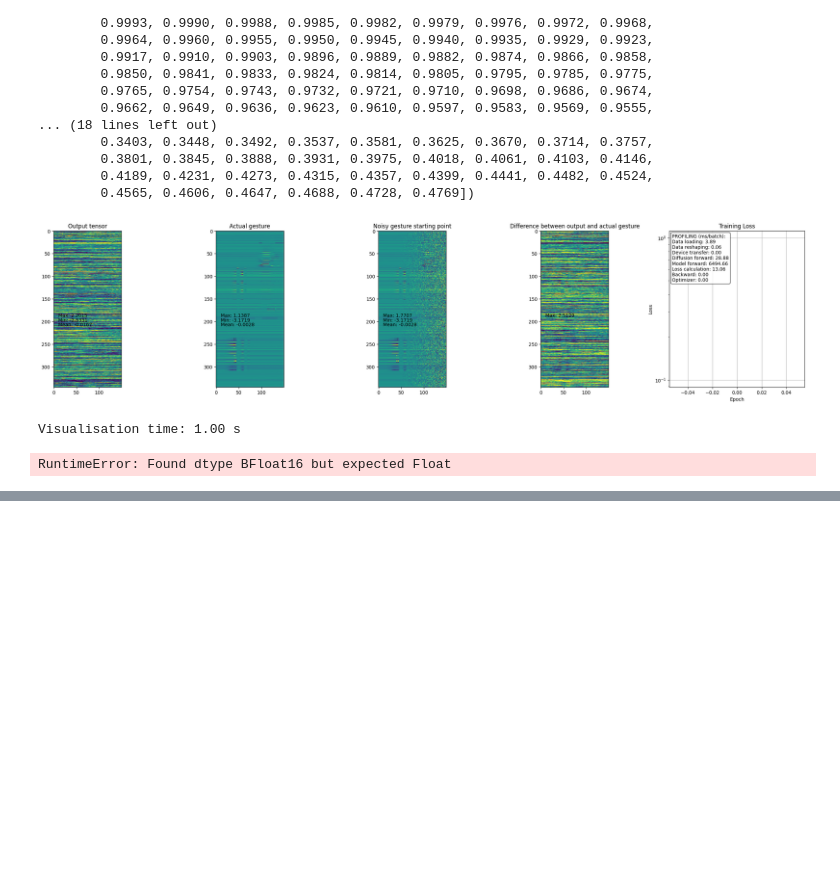
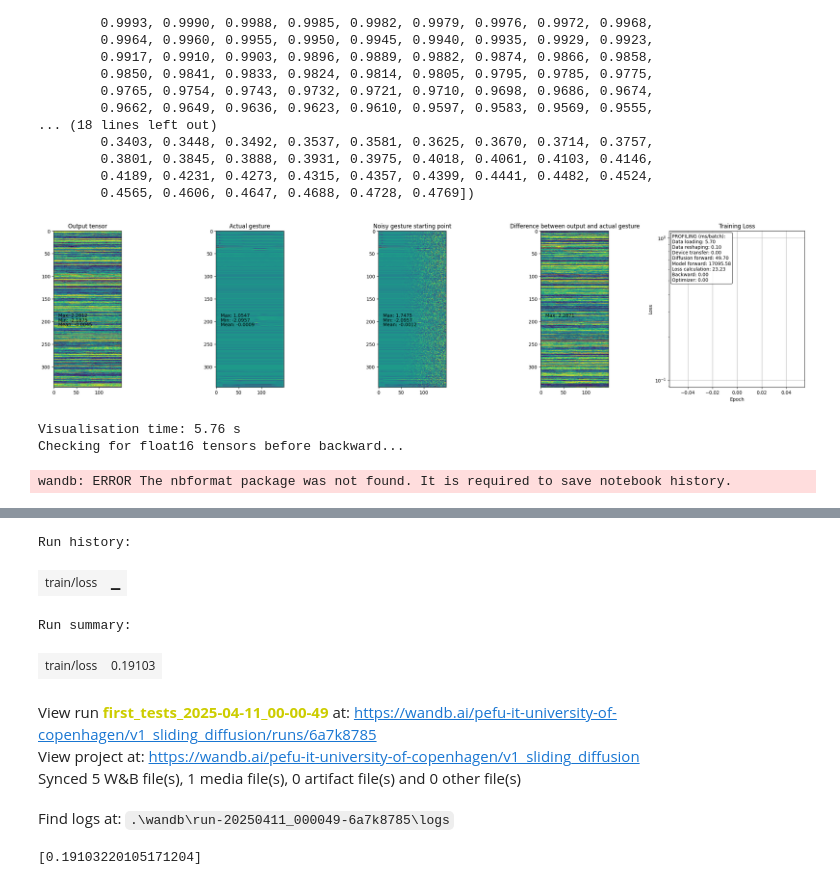
Before and after one commit to AntonBertelsen/GestureGeneration, a Jupyter notebook: DiffuseStyleGestureReproduced/v1_testing_ground.ipynb, the cells around one changed output, grey strips where cells are left out. Cells and saved outputs as stored; diff of their text form; code cells hidden in the pictures; blank space fills up the shorter version.

```diff
--- a/DiffuseStyleGestureReproduced/v1_testing_ground.ipynb
+++ b/DiffuseStyleGestureReproduced/v1_testing_ground.ipynb
@@ -151,26 +159,28 @@ sqrt_alpha_hats torch.Size([150]) tensor([1.0000, 1.0000, 1.0000, 1.0000, 1.0000
 # %%
 from torch.utils.data import DataLoader
 from dataset.dataset import *
 
 train(
+    debug_run=True,
+    experiment_collection_name="first_tests",
     model=model,
-    diffusion=model.deffsion_noise_scheduler,
     device=device,
     training_loader=DataLoader(
             ConsolidatedRAMDataset(
                 consolidated_file= "dataset/genea2023_dataset/trn/main-agent/consolidated.npz", # or "dataset/genea2023_dataset/trn/main-agent/training_windows_100k.npz"
                 seq_length=150,
                 seed_length=8,
                 batch_size=10,
                 epoch_length=1
             ),
             batch_size = 1,
             num_workers = 0,
             pin_memory = True
         ),
     val_loader=None,
     num_epochs=1)
 # %% [output]
-[figure, old version]
+[figure, new version]
-Visualisation time: 1.00 s
+Visualisation time: 5.76 s
+Checking for float16 tensors before backward...
-RuntimeError: Found dtype BFloat16 but expected Float
+wandb: ERROR The nbformat package was not found. It is required to save notebook history.
@@ -177,3 +188,12 @@ RuntimeError: Found dtype BFloat16 but expected Float
+Run history:
+| train/loss | ▁ |
+Run summary:
+| train/loss | 0.19103 |
+View run first_tests_2025-04-11_00-00-49 at: https://wandb.ai/pefu-it-university-of-copenhagen/v1_sliding_diffusion/runs/6a7k8785
+View project at: https://wandb.ai/pefu-it-university-of-copenhagen/v1_sliding_diffusion
+Synced 5 W&B file(s), 1 media file(s), 0 artifact file(s) and 0 other file(s)
+Find logs at: .\wandb\run-20250411_000049-6a7k8785\logs
+[0.19103220105171204]
 # %%
 model.debugger.get_available_keys()
 model.debugger.print_from_key("ALL")
```
Also changed, not shown: parts of 7 cells of this notebook, 6 other files.
